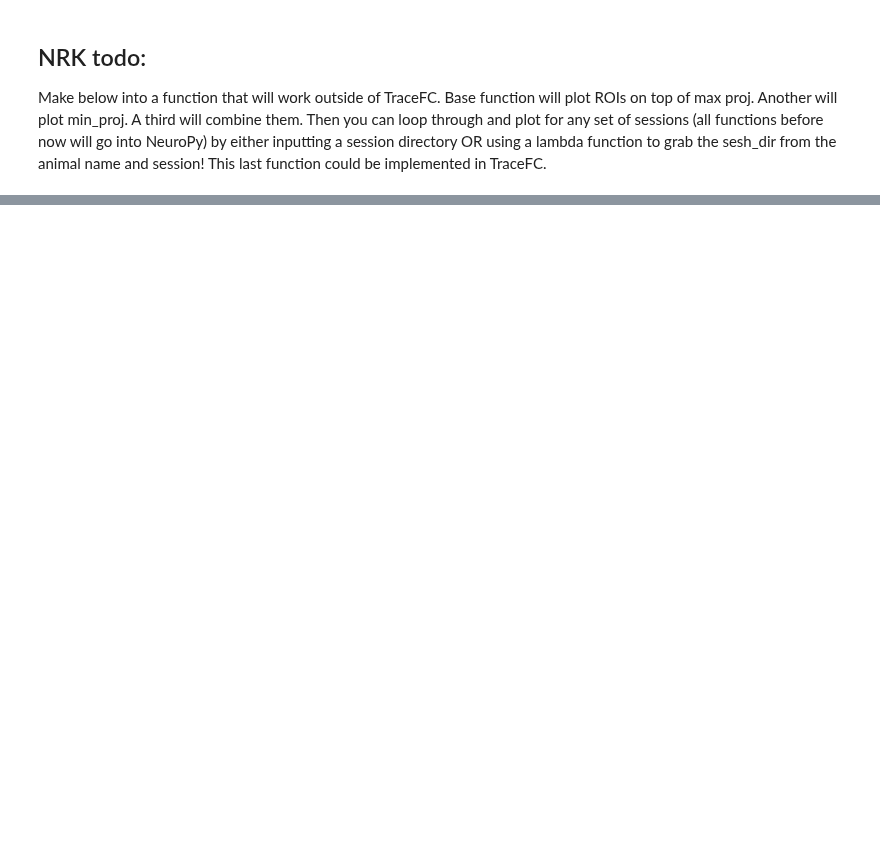
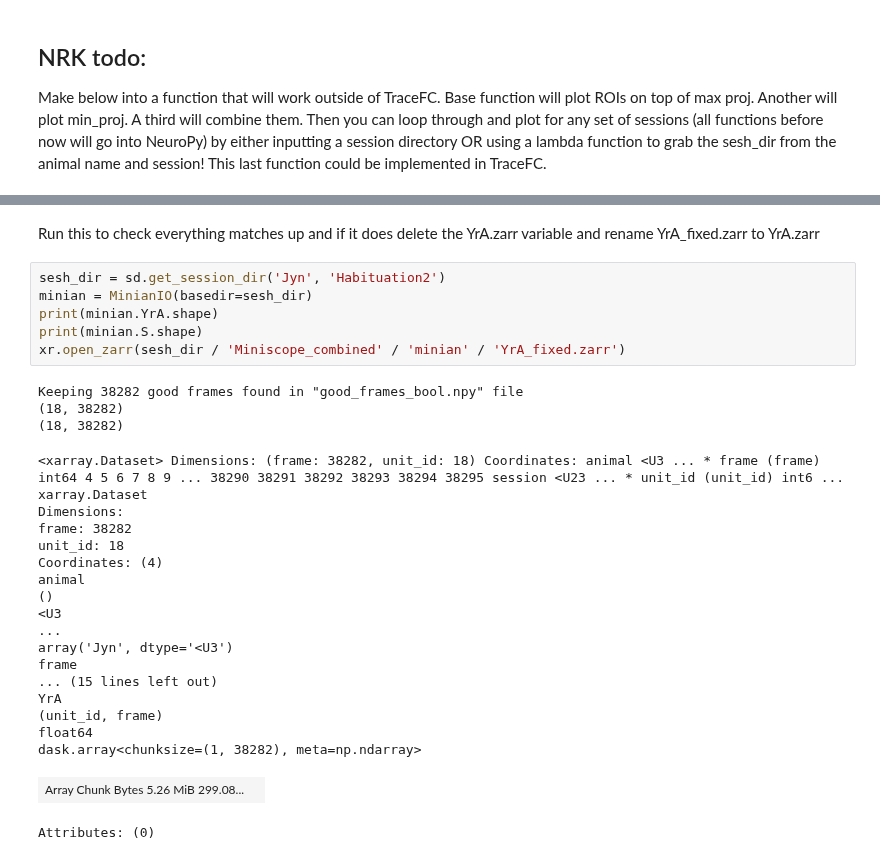
Before and after one commit to nkinsky/TraceFC, a Jupyter notebook: Notebooks/Plot_ROIs_across_days.ipynb, the cells around one changed output, grey strips where cells are left out. Saved outputs shown, nothing was run; the diff lists cells and outputs as text; blank space fills up the shorter version.

```diff
--- a/Notebooks/Plot_ROIs_across_days.ipynb
+++ b/Notebooks/Plot_ROIs_across_days.ipynb
@@ -74,0 +101,31 @@ Keeping 47914 good frames found in "good_frames_bool.npy" file
+# %% [markdown]
+Run this to check everything matches up and if it does delete the YrA.zarr variable and rename YrA_fixed.zarr to YrA.zarr
+# %%
+sesh_dir = sd.get_session_dir('Jyn', 'Habituation2')
+minian = MinianIO(basedir=sesh_dir)
+print(minian.YrA.shape)
+print(minian.S.shape)
+xr.open_zarr(sesh_dir / 'Miniscope_combined' / 'minian' / 'YrA_fixed.zarr')
+# %% [output]
+Keeping 38282 good frames found in "good_frames_bool.npy" file
+(18, 38282)
+(18, 38282)
+<xarray.Dataset> Dimensions: (frame: 38282, unit_id: 18) Coordinates: animal <U3 ... * frame (frame) int64 4 5 6 7 8 9 ... 38290 38291 38292 38293 38294 38295 session <U23 ... * unit_id (unit_id) int6 ...
+xarray.Dataset
+Dimensions:
+frame: 38282
+unit_id: 18
+Coordinates: (4)
+animal
+()
+<U3
+...
+array('Jyn', dtype='<U3')
+frame
+... (15 lines left out)
+YrA
+(unit_id, frame)
+float64
+dask.array<chunksize=(1, 38282), meta=np.ndarray>
+| Array Chunk Bytes 5.26 MiB 299.08... |  |
+Attributes: (0)
```
Also changed, not shown: parts of 7 cells of this notebook, 1 other file.
